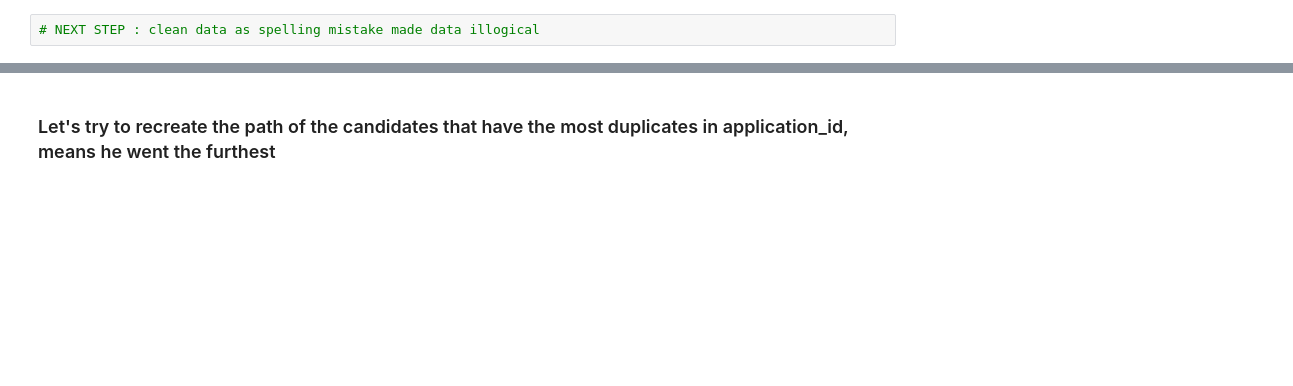
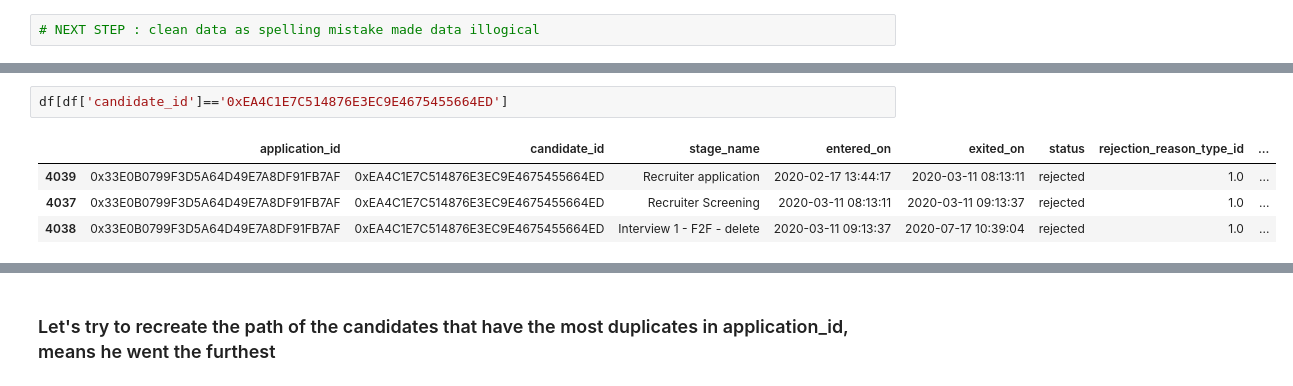
Before and after one commit to pepeette/ExerciseAGD, a Jupyter notebook: Test.ipynb, the cells around one changed output, grey strips where cells are left out. Drawn from its saved outputs; the diff is of its cells as text; blank space fills up the shorter version.

```diff
--- a/Test.ipynb
+++ b/Test.ipynb
@@ -221,3 +360,10 @@ stage_counts
+# %%
+df[df['candidate_id']=='0xEA4C1E7C514876E3EC9E4675455664ED']
+# %% [output]
+|  | application_id | candidate_id | stage_name | entered_on | exited_on | status | rejection_reason_type_id | ... |
+| 4039 | 0x33E0B0799F3D5A64D49E7A8DF91FB7AF | 0xEA4C1E7C514876E3EC9E4675455664ED | Recruiter application | 2020-02-17 13:44:17 | 2020-03-11 08:13:11 | rejected | 1.0 | ... |
+| 4037 | 0x33E0B0799F3D5A64D49E7A8DF91FB7AF | 0xEA4C1E7C514876E3EC9E4675455664ED | Recruiter Screening | 2020-03-11 08:13:11 | 2020-03-11 09:13:37 | rejected | 1.0 | ... |
+| 4038 | 0x33E0B0799F3D5A64D49E7A8DF91FB7AF | 0xEA4C1E7C514876E3EC9E4675455664ED | Interview 1 - F2F - delete | 2020-03-11 09:13:37 | 2020-07-17 10:39:04 | rejected | 1.0 | ... |
 # %%
 df['stage_name'] = df['stage_name'].replace({
     'Recruiter aplication': 'Recruiter application',
```
Also changed, not shown: parts of 42 cells of this notebook.
